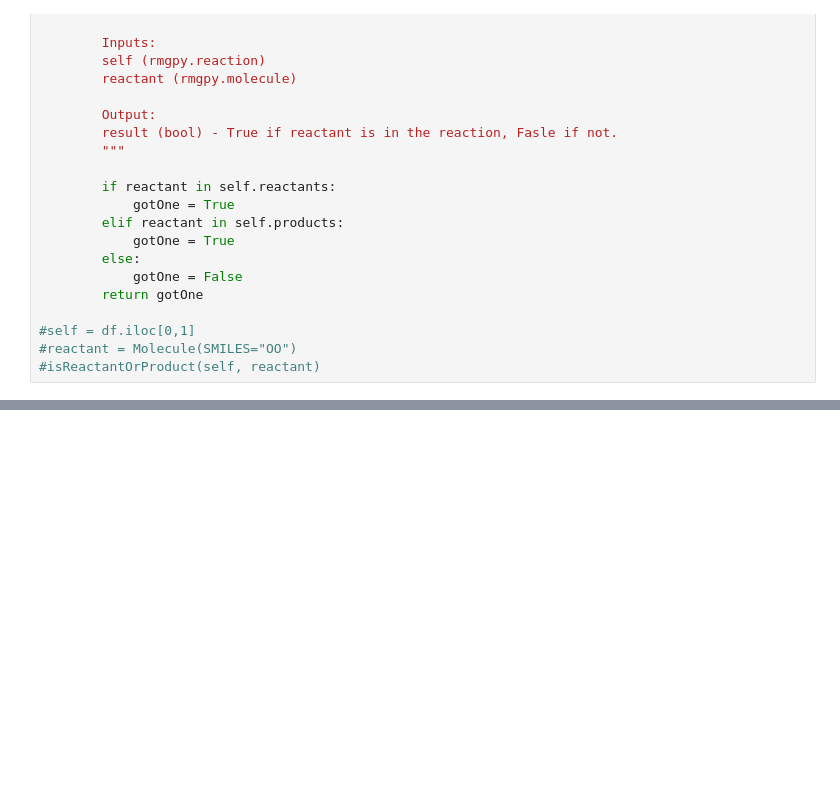
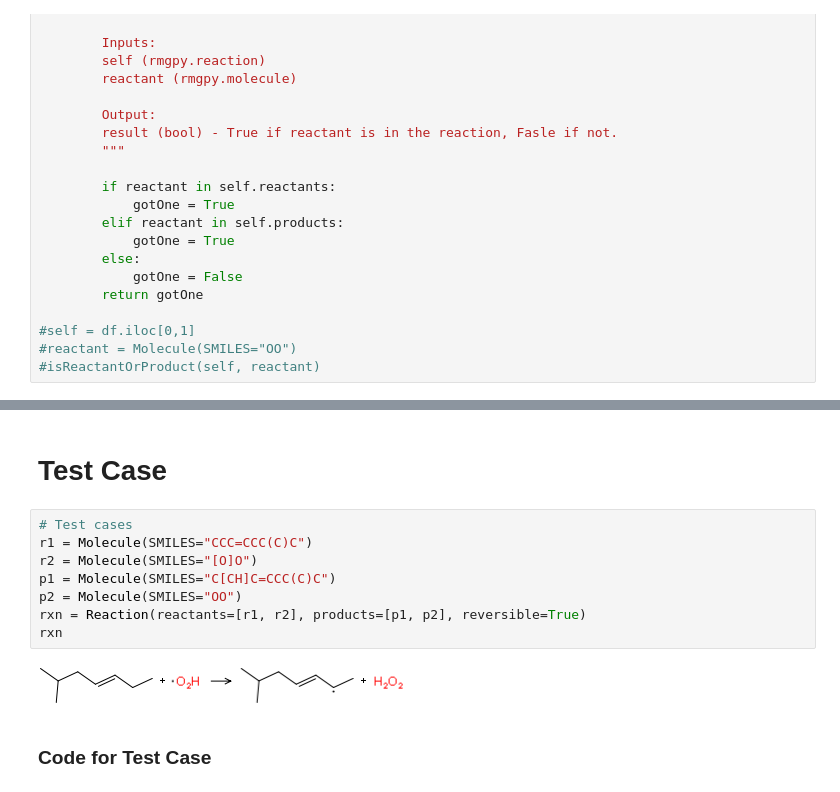
Before and after one commit to C-Underkoffler/OOHAbstraction, a Jupyter notebook: CU_progressMetering.ipynb, the cells around one changed output, grey strips where cells are left out. Drawn from its saved outputs; the diff is of its cells as text; blank space fills up the shorter version.

```diff
--- a/CU_progressMetering.ipynb
+++ b/CU_progressMetering.ipynb
@@ -566,0 +693,14 @@ print f
+# %% [markdown]
+# Test Case
+# %%
+# Test cases
+r1 = Molecule(SMILES="CCC=CCC(C)C")
+r2 = Molecule(SMILES="[O]O")
+p1 = Molecule(SMILES="C[CH]C=CCC(C)C")
+p2 = Molecule(SMILES="OO")
+rxn = Reaction(reactants=[r1, r2], products=[p1, p2], reversible=True)
+rxn
+# %% [output]
+[figure, added]
+# %% [markdown]
+### Code for Test Case
```
Also changed, not shown: parts of 21 cells of this notebook.
